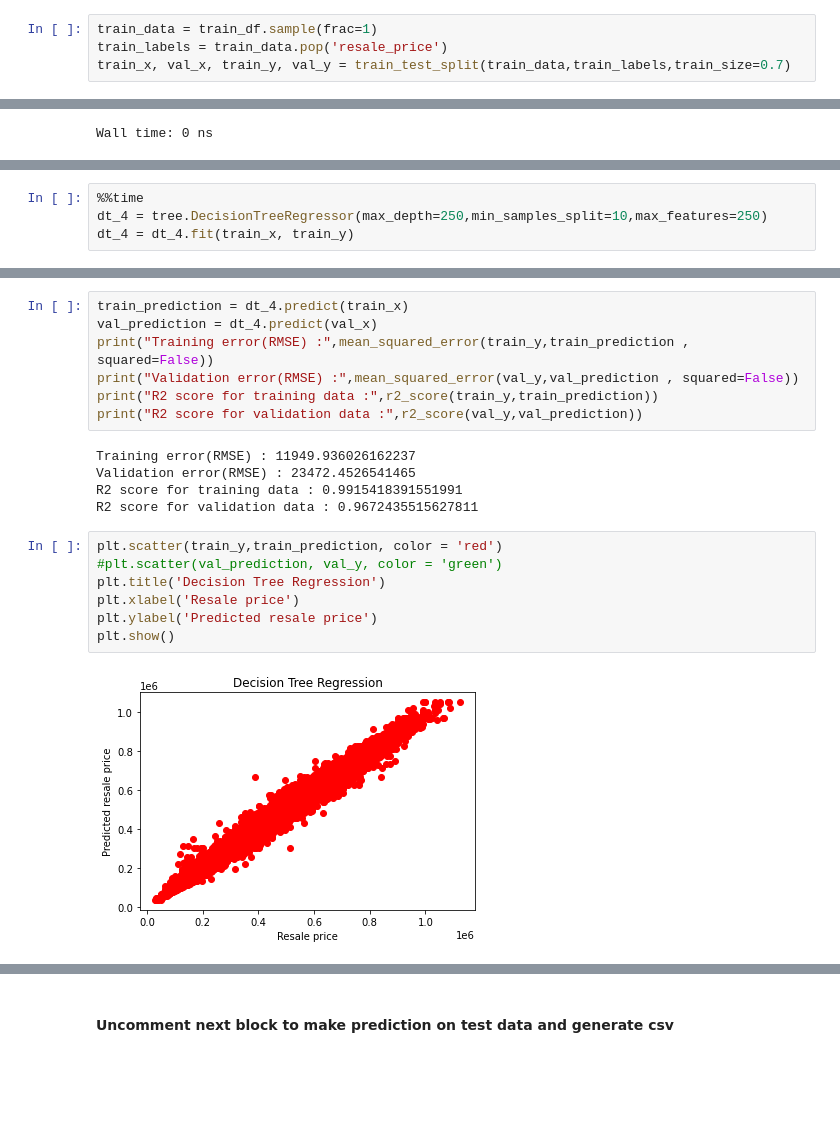
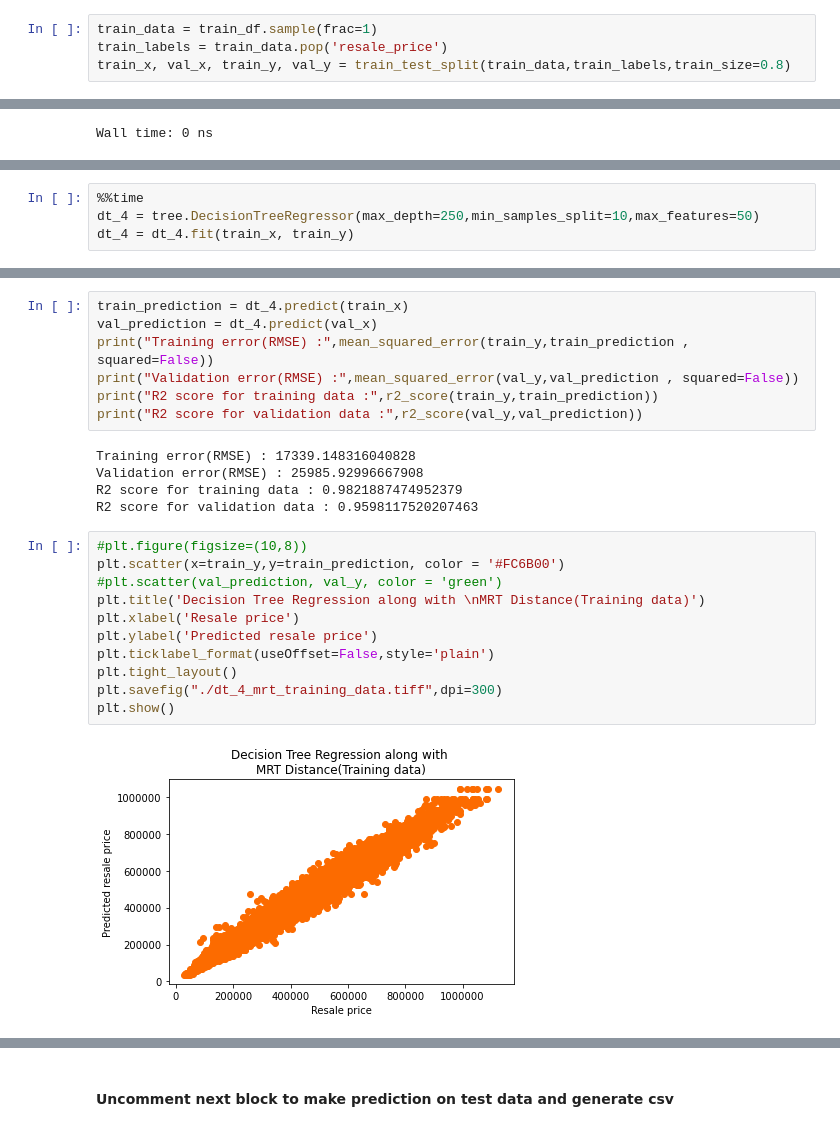
Before and after one commit to dheeraj-sn/hdb_resale_price_prediction, a Jupyter notebook: MRT_EDA_PREPROCESSING_MODEL_ANALYSIS.ipynb, the cells around one changed output, grey strips where cells are left out. Drawn from its saved outputs; the diff is of its cells as text; blank space fills up the shorter version.

```diff
--- a/MRT_EDA_PREPROCESSING_MODEL_ANALYSIS.ipynb
+++ b/MRT_EDA_PREPROCESSING_MODEL_ANALYSIS.ipynb
@@ -384,7 +383,7 @@ Columns are same
 # %%
 train_data = train_df.sample(frac=1)
 train_labels = train_data.pop('resale_price')
-train_x, val_x, train_y, val_y = train_test_split(train_data,train_labels,train_size=0.7)
+train_x, val_x, train_y, val_y = train_test_split(train_data,train_labels,train_size=0.8)
 # %% [markdown]
 ----------------
 # %% [markdown]
@@ -410,5 +409,5 @@ R2 score for validation data : 0.9688958399420722
 # %%
 %%time
-dt_4 = tree.DecisionTreeRegressor(max_depth=250,min_samples_split=10,max_features=250)
+dt_4 = tree.DecisionTreeRegressor(max_depth=250,min_samples_split=10,max_features=50)
 dt_4 = dt_4.fit(train_x, train_y)
 # %% [output]
@@ -421,17 +420,21 @@ print("Validation error(RMSE) :",mean_squared_error(val_y,val_prediction , squar
 print("R2 score for training data :",r2_score(train_y,train_prediction))
 print("R2 score for validation data :",r2_score(val_y,val_prediction))
 # %% [output]
-Training error(RMSE) : 11949.936026162237
-Validation error(RMSE) : 23472.4526541465
-R2 score for training data : 0.9915418391551991
-R2 score for validation data : 0.9672435515627811
+Training error(RMSE) : 17339.148316040828
+Validation error(RMSE) : 25985.92996667908
+R2 score for training data : 0.9821887474952379
+R2 score for validation data : 0.9598117520207463
 # %%
-plt.scatter(train_y,train_prediction, color = 'red')
+#plt.figure(figsize=(10,8))
+plt.scatter(x=train_y,y=train_prediction, color = '#FC6B00')
 #plt.scatter(val_prediction, val_y, color = 'green')
-plt.title('Decision Tree Regression')
+plt.title('Decision Tree Regression along with \nMRT Distance(Training data)')
 plt.xlabel('Resale price')
 plt.ylabel('Predicted resale price')
+plt.ticklabel_format(useOffset=False,style='plain')
+plt.tight_layout()
+plt.savefig("./dt_4_mrt_training_data.tiff",dpi=300)
 plt.show()
 # %% [output]
-[figure, old version]
+[figure, new version]
 # %%
```
Also changed, not shown: parts of 56 cells of this notebook, 1 other file.
